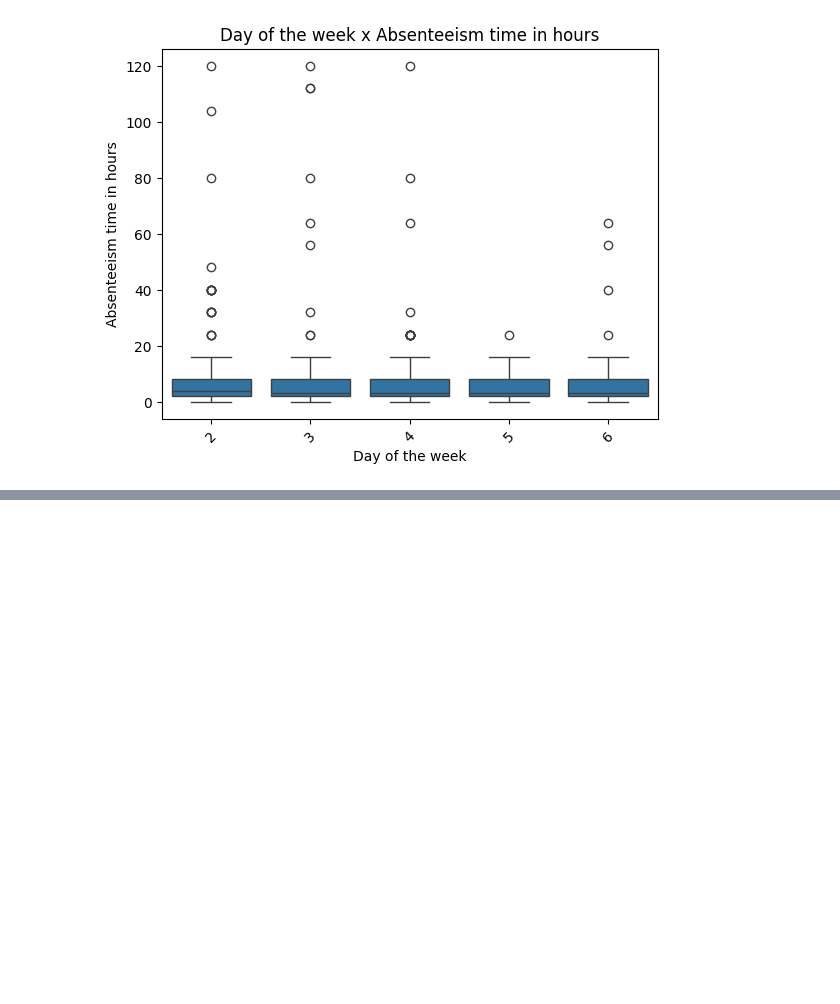
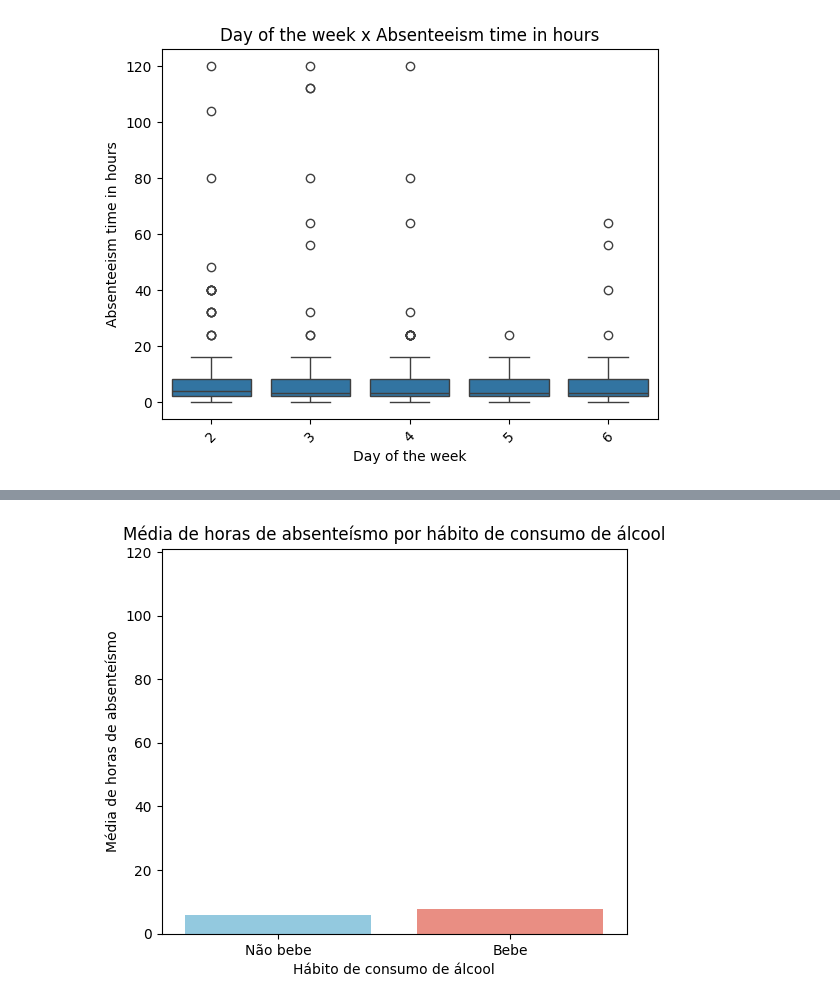
Before and after one commit to Zyntraofc/ciencias_de_dados, a Jupyter notebook: Analise_Exploratoria/analise_exploratoria.ipynb, the cells around one changed output, grey strips where cells are left out. Drawn from its saved outputs; the diff is of its cells as text; code cells hidden in the pictures; blank space fills up the shorter version.

```diff
--- a/Analise_Exploratoria/analise_exploratoria.ipynb
+++ b/Analise_Exploratoria/analise_exploratoria.ipynb
@@ -548,0 +569,79 @@ for i in var_categoricos:
+# %%
+#====== Análise sobre hábitos não saudáveis e seu impacto no trabalho =====
+
+
+# --- Gráfico 1: Bebe álcool vs médias de horas de absenteísmo ---
+# Calcular média de horas por grupo
+df_mean_drinker = df.groupby('Social drinker')['Absenteeism time in hours'].mean().reset_index()
+
+# Mapear labels para o gráfico
+df_mean_drinker['Drinker status'] = df_mean_drinker['Social drinker'].map({0: 'Não bebe', 1: 'Bebe'})
+
+plt.figure(figsize=(6,5))
+sns.barplot(x='Drinker status', y='Absenteeism time in hours', data=df_mean_drinker, palette=['skyblue','salmon'])
+plt.title('Média de horas de absenteísmo por hábito de consumo de álcool')
+plt.xlabel('Hábito de consumo de álcool')
+plt.ylabel('Média de horas de absenteísmo')
+plt.ylim(0, df['Absenteeism time in hours'].max() + 1)
+plt.show()
+
+
+# --- Gráfico 2: Fuma vs médias de horas de absenteísmo ---
+# Calcular média de horas por grupo
+df_mean_drinker = df.groupby('Social smoker')['Absenteeism time in hours'].mean().reset_index()
+
+# Mapear labels para o gráfico
+df_mean_drinker['Drinker status'] = df_mean_drinker['Social smoker'].map({0: 'Não fuma', 1: 'fuma'})
+
+plt.figure(figsize=(6,5))
+sns.barplot(x='Drinker status', y='Absenteeism time in hours', data=df_mean_drinker, palette=['skyblue','salmon'])
+plt.title('Média de horas de absenteísmo por hábito de fumo')
+plt.xlabel('Hábito de fumo')
+plt.ylabel('Média de horas de absenteísmo')
+plt.ylim(0, df['Absenteeism time in hours'].max() + 1)
+plt.show()
+
+# --- Gráfico 3: Funcinários que bembem e fumam vs motivos de ausência ---
+# Substituir códigos pelos nomes dos motivos
+df['Reason'] = df['Reason for absence'].map(reason_for_absence)
+
+# Converter 0/1 em labels amigáveis
+df['Smoker status'] = df['Social smoker'].map({0: 'Não fuma', 1: 'Fuma'})
+df['Drinker status'] = df['Social drinker'].map({0: 'Não bebe', 1: 'Bebe'})
+
+# --- Gráfico para fumantes ---
+df_smoker = df.groupby(['Reason', 'Smoker status'])['Absenteeism time in hours'].mean().reset_index()
+
+plt.figure(figsize=(14,6))
+sns.barplot(
+    x='Reason',
+    y='Absenteeism time in hours',
+    hue='Smoker status',
+    data=df_smoker,
+    palette=['skyblue','salmon']
+)
+plt.title('Média de horas de absenteísmo por motivo de falta (Fumantes)')
+plt.xlabel('Motivo de ausência')
+plt.ylabel('Média de horas')
+plt.xticks(rotation=45, ha='right')
+plt.legend(title='Fumante')
+plt.show()
+
+# --- Gráfico para bebedores ---
+df_drinker = df.groupby(['Reason', 'Drinker status'])['Absenteeism time in hours'].mean().reset_index()
+
+plt.figure(figsize=(14,6))
+sns.barplot(
+    x='Reason',
+    y='Absenteeism time in hours',
+    hue='Drinker status',
+    data=df_drinker,
+    palette=['skyblue','salmon']
+)
+plt.title('Média de horas de absenteísmo por motivo de falta (Bebedores)')
+plt.xlabel('Motivo de ausência')
+plt.ylabel('Média de horas')
+plt.xticks(rotation=45, ha='right')
+plt.legend(title='Bebedor')
+plt.show()
+# %% [output]
@@ -548,0 +651 @@ for i in var_categoricos:
+[figure, added]
```
Also changed, not shown: parts of 12 cells of this notebook, 1 other file.
